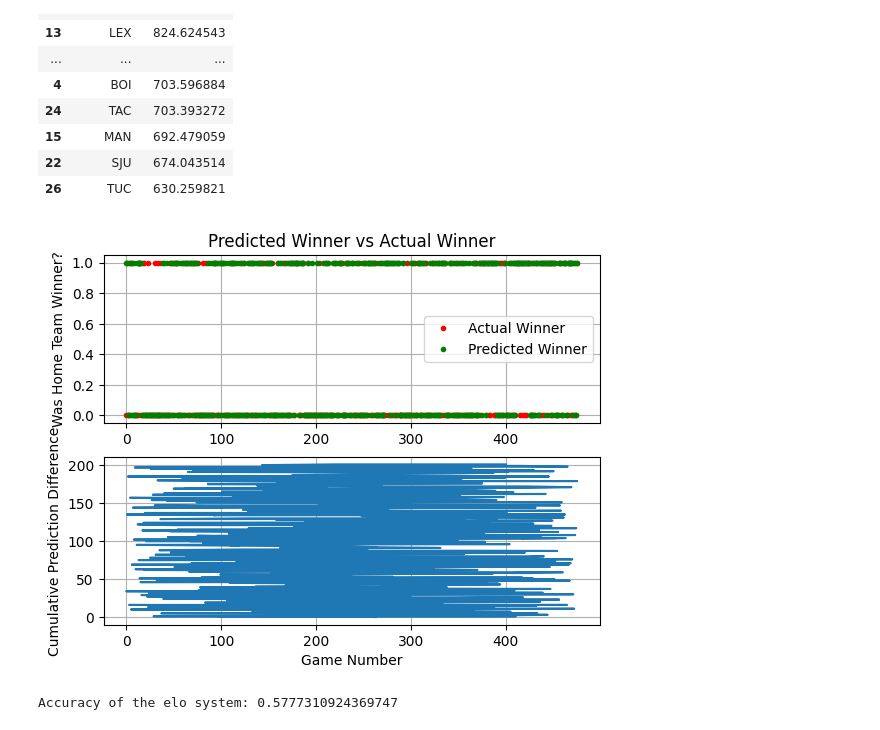
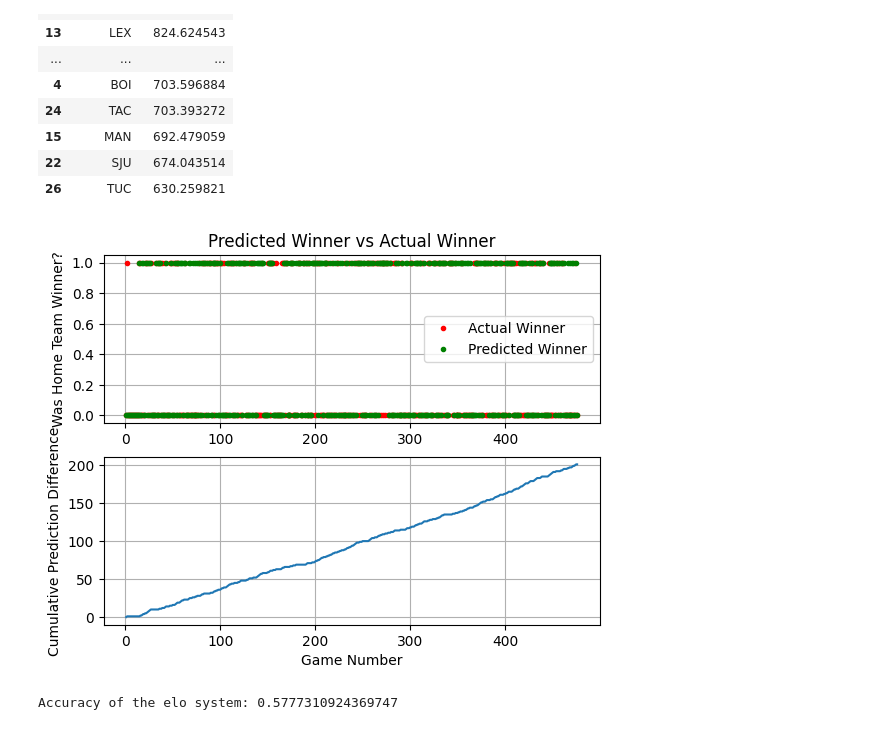
Before and after one commit to disbh/Wharton-HS-Competition-Soccer-Playoff-Predictions, a Jupyter notebook: python/elo.ipynb, the cells around one changed output. Drawn from its saved outputs; the diff is of its cells as text; code cells hidden in the pictures.

```diff
--- a/python/elo.ipynb
+++ b/python/elo.ipynb
@@ -106,22 +106,22 @@ elo_df
 # %%
 # Treat draws as losses
 data['Winner'] = np.where(data['Winner'] == 0.5, 0, data['Winner'])
 
 # Plot the predicted winner vs the actual winner
 plt.subplot(2, 1, 1)
-plt.plot(data['Winner'], 'r.')
-plt.plot(data['PredictedWinner'], 'g.')
+plt.plot(data['GameNumber'], data['Winner'], 'r.')
+plt.plot(data['GameNumber'], data['PredictedWinner'], 'g.')
 plt.ylabel('Was Home Team Winner?')
 plt.title('Predicted Winner vs Actual Winner')
 plt.legend(['Actual Winner', 'Predicted Winner'], loc='center right')
 plt.grid()
 plt.subplot(2, 1, 2)
-plt.plot(np.cumsum(np.abs(data['PredictedWinner'] - data['Winner'])))
+plt.plot(data['GameNumber'], np.cumsum(np.abs(data['PredictedWinner'] - data['Winner'])))
 plt.xlabel('Game Number')
 plt.ylabel('Cumulative Prediction Difference')
 plt.grid()
 # %% [output]
-[figure, old version]
+[figure, new version]
 # %%
 # Test the accuracy of the predicted elo system
 accuracy = np.mean(data['Winner'] == data['PredictedWinner'])
```
Also changed, not shown: 2 other files.
